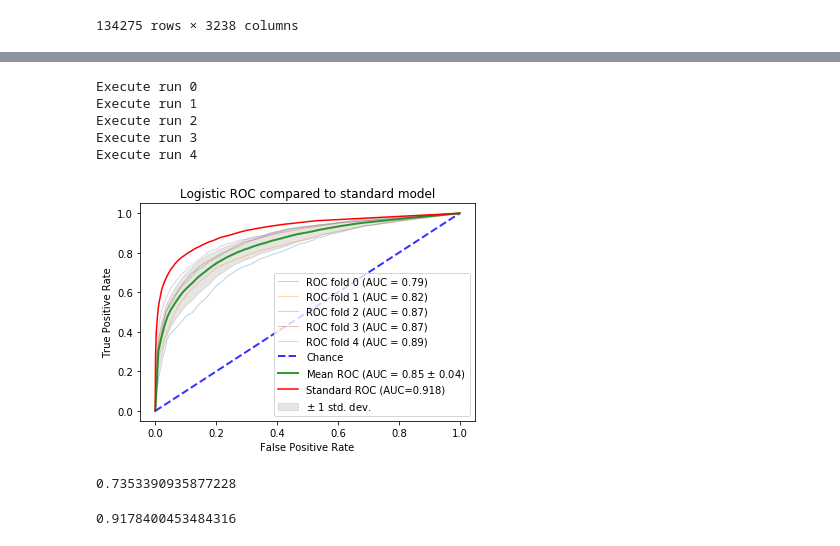
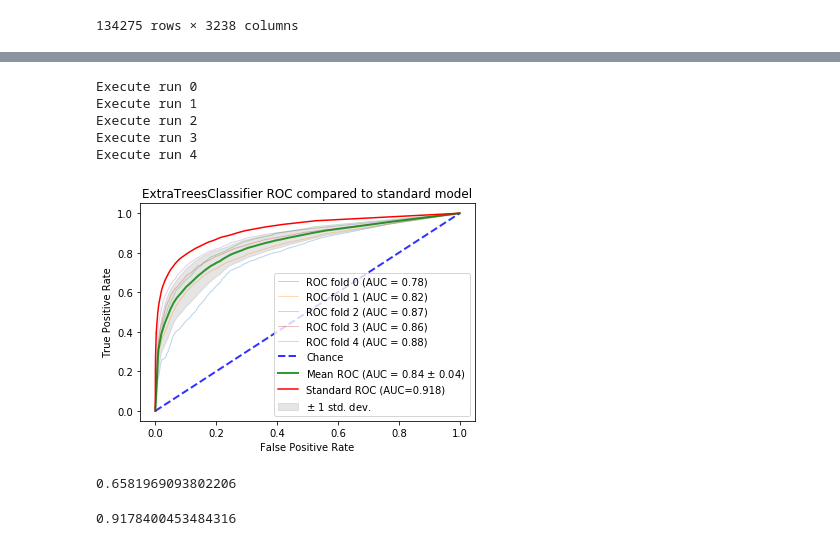
Before and after one commit to shahaf-sameach/synthetic-lethality-classifier-, a Jupyter notebook: main_v3.ipynb, the cells around one changed output, grey strips where cells are left out. Cells and saved outputs as stored; diff of their text form; code cells hidden in the pictures.

```diff
--- a/main_v3.ipynb
+++ b/main_v3.ipynb
@@ -132,3 +132,13 @@ standard_model.loc[standard_model['prob'] >= 0.5,'sl'] = 1
 standard_model.loc[standard_model['prob'] < 0.5,'sl'] = 0
 standard_model['pairs'] = genes2terms.index.values
 standard_model = standard_model.set_index('pairs')
+# %%
+#Get the standard model to which we are comparing
+standard_model = pd.read_csv('all.onto_genes.features.cv_all.rf.predictions', header=None, names=["sl"])
+#standard_model['sl'] = -1
+#standard_model.loc[standard_model['prob'] >= 0.5,'sl'] = 1
+#standard_model.loc[standard_model['prob'] < 0.5,'sl'] = 0
+standard_model['pairs'] = genes2terms.index.values
+standard_model = standard_model.set_index('pairs')
+standard_auc = roc_auc_score(y, standard_model['sl'])
+standard_auc
@@ -138,22 +167,32 @@ standard_model = standard_model.set_index('pairs')
 from scipy import interp
 import matplotlib.pyplot as plt
 from sklearn.linear_model import LogisticRegression
-from sklearn.ensemble import RandomForestClassifier
+from sklearn.linear_model import SGDClassifier
+from sklearn.ensemble import (RandomTreesEmbedding, RandomForestClassifier, AdaBoostClassifier,
+                              GradientBoostingClassifier, ExtraTreesClassifier)
 from sklearn.svm import SVC
 from sklearn.metrics import auc
 from sklearn.metrics import plot_roc_curve
 from sklearn.model_selection import StratifiedKFold
 from sklearn.metrics import roc_curve
 from sklearn.metrics import roc_auc_score
+from sklearn.naive_bayes import GaussianNB
+from sklearn.discriminant_analysis import QuadraticDiscriminantAnalysis
 
 # Set the X, y data
 X = genes2terms.drop(['sl'], axis=1)
 y = genes2terms['sl']
 # Run classifier with cross-validation
 cv = StratifiedKFold(n_splits=5)
-#classifier = LogisticRegression(solver='lbfgs', max_iter=500)
-#classifier = SVC(kernel='linear', gamma='auto')
-classifier = RandomForestClassifier(n_estimators=120)
+
+#classifier = LogisticRegression(solver='lbfgs', max_iter=500) #---mean AUC was 0.73 with 6 cv
+#classifier = RandomForestClassifier(n_estimators=120) #-----------so far the best
+#classifier = GradientBoostingClassifier(n_estimators=120) #-------mean auc 0.716 with 5 cv
+#classifier = AdaBoostClassifier() #-------------------------------mean auc 0.69 with 5 cv
+#classifier = GaussianNB() #---------------------------------------mean auc 0.59 with 5 cv
+#classifier = QuadraticDiscriminantAnalysis() #--------------------mean auc 0.59 with 5 cv
+#classifier = SGDClassifier(max_iter=1000) #-----------------------mean auc 0.65 with 5 cv
+classifier = ExtraTreesClassifier(n_estimators=120)
 
 tprs = []
 aucs = []
@@ -177,38 +216,38 @@ ax.plot([0, 1], [0, 1], linestyle='--', lw=2, color='blue',
         label='Chance', alpha=.8)
 
 mean_tpr = np.mean(tprs, axis=0)
 mean_tpr[-1] = 1.0
 mean_auc = auc(mean_fpr, mean_tpr)
 std_auc = np.std(aucs)
 ax.plot(mean_fpr, mean_tpr, color='green',
         label=r'Mean ROC (AUC = %0.2f $\pm$ %0.2f)' % (mean_auc, std_auc),
         lw=2, alpha=.8)
 
 std_tpr = np.std(tprs, axis=0)
 tprs_upper = np.minimum(mean_tpr + std_tpr, 1)
 tprs_lower = np.maximum(mean_tpr - std_tpr, 0)
 ax.fill_between(mean_fpr, tprs_lower, tprs_upper, color='grey', alpha=.2,
                 label=r'$\pm$ 1 std. dev.')
 #Now the standard model
 standard_auc = roc_auc_score(y, standard_model['prob'])
 base_fpr, base_tpr, _ = roc_curve(y, standard_model['prob'])
 ax.plot(base_fpr, base_tpr, label=r'Standard ROC (AUC=%.3f)' % (standard_auc), color='red')
 #Design of plot
 ax.set(xlim=[-0.05, 1.05], ylim=[-0.05, 1.05],
        title="{} ROC compared to standard model".format(classifier.__class__.__name__))
 ax.legend(loc="lower right")
 plt.show()
 # %% [output]
 Execute run 0
 Execute run 1
 Execute run 2
 Execute run 3
 Execute run 4
-[figure, old version]
+[figure, new version]
 # %%
 mean_auc
 # %% [output]
-0.7353390935877228
+0.6581969093802206
 # %%
 standard_auc
 # %% [output]
```
Also changed, not shown: parts of 2 cells of this notebook, 1 other file.
